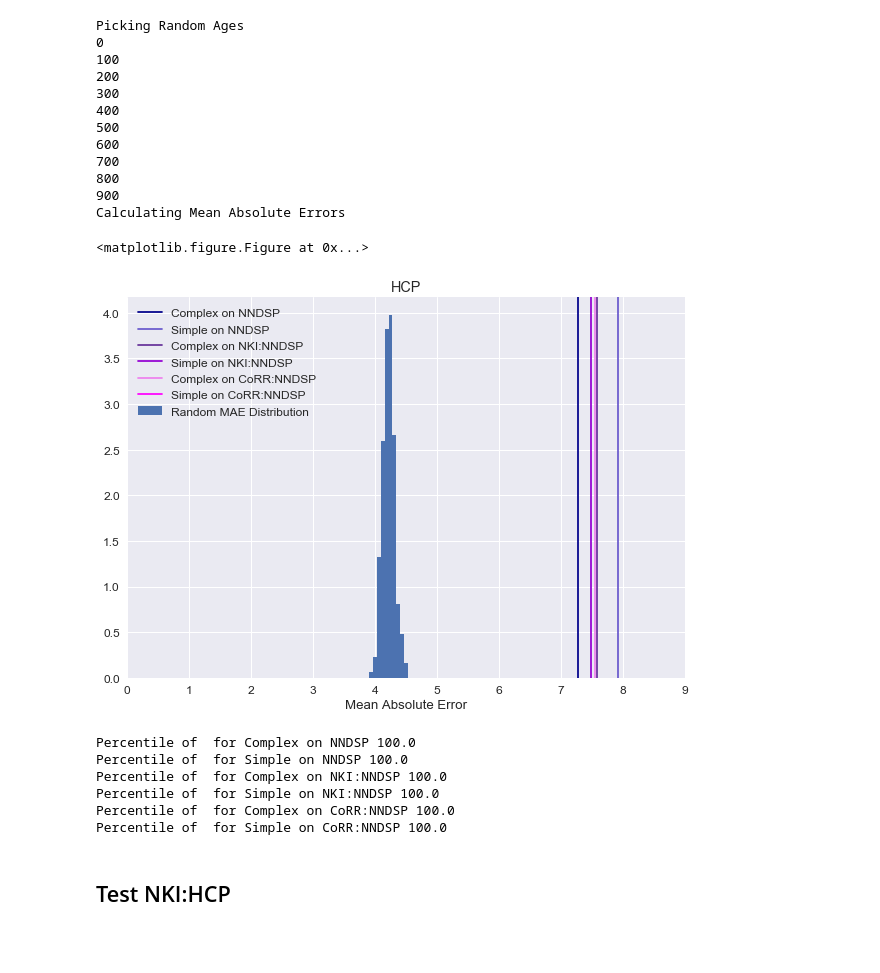
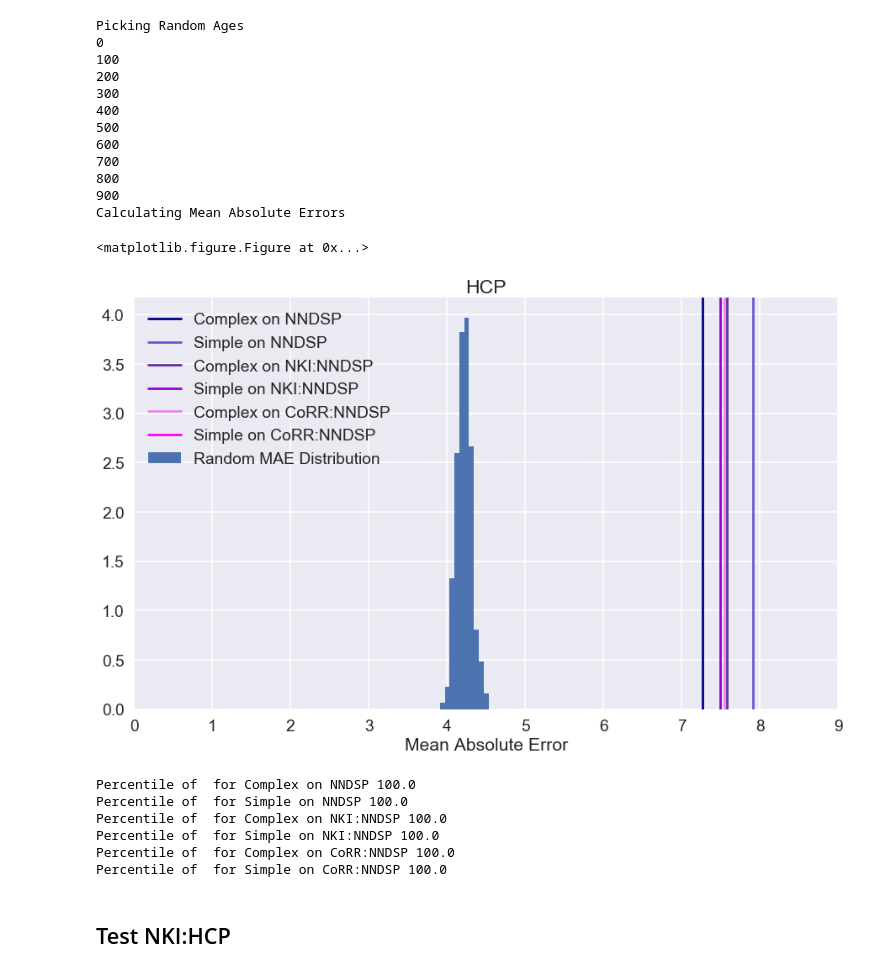
Before and after one commit to niniko1997/NNDSP, a Jupyter notebook: anal/analysis_notebooks/follow_up_analysis/hypothesis_1.ipynb, the cells around one changed output. Drawn from its saved outputs; the diff is of its cells as text; code cells hidden in the pictures; blank space fills up the shorter version.

```diff
--- a/anal/analysis_notebooks/follow_up_analysis/hypothesis_1.ipynb
+++ b/anal/analysis_notebooks/follow_up_analysis/hypothesis_1.ipynb
@@ -711,11 +711,11 @@ Picking Random Ages
 Calculating Mean Absolute Errors
 # %%
 plot_rand_hist(hcp_rand_ages, hcp_mae, title='HCP', x_max = 9,
-              set_context='notebook', fig_tuple=(10, 7), legend=True)
+              set_context='poster', fig_tuple=(15, 9), legend=True)
 get_percentile(hcp_rand_ages, hcp_mae)
 # %% [output]
 <matplotlib.figure.Figure at 0x...>
-[figure, old version]
+[figure, new version]
 Percentile of  for Complex on NNDSP 100.0
 Percentile of  for Simple on NNDSP 100.0
 Percentile of  for Complex on NKI:NNDSP 100.0
```
Also changed, not shown: parts of 5 cells of this notebook, 1 other file.
